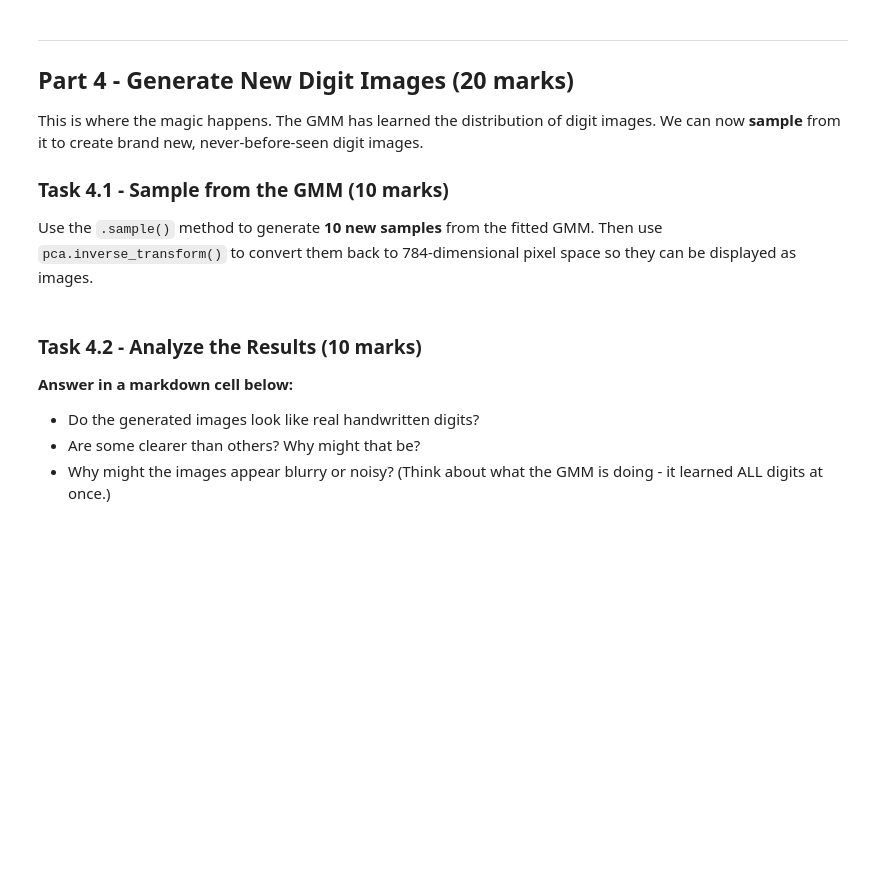
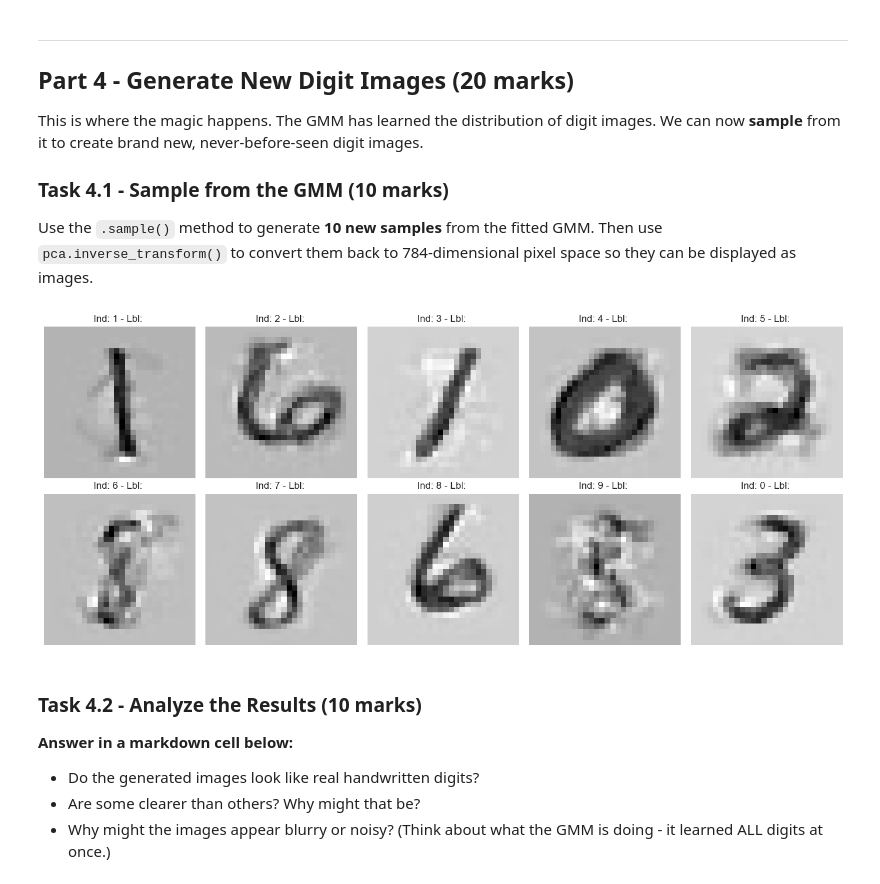
Before and after one commit to 3950-1252-Intro-to-machine-learning/3950-assignment3-smalona1, a Jupyter notebook: gmm_image_generation_assignment.ipynb, the cells around one changed output. Saved outputs shown, nothing was run; the diff lists cells and outputs as text; code cells hidden in the pictures; blank space fills up the shorter version.

```diff
--- a/gmm_image_generation_assignment.ipynb
+++ b/gmm_image_generation_assignment.ipynb
@@ -118,8 +126,8 @@ Apply PCA to `X`, keeping **99% of the variance**. Store the transformed data in
 #       data = pca.fit_transform(X)
 
 # YOUR CODE HERE
-pca = ...
-data = ...
+pca = PCA(0.99, whiten=False)
+data = pca.fit_transform(X)
 
 print("Original shape:", X.shape)
 print("Reduced shape:", data.shape)
@@ -152,7 +164,7 @@ Fit it on the `data` (PCA-transformed). Print whether the model converged.
 #       gmm.fit(data)
 
 # YOUR CODE HERE
-gmm = ...
-
+gmm = GaussianMixture(n_components=300, covariance_type='full', random_state=0)
+gmm.fit(data)
 
 print("Model converged:", gmm.converged_)
@@ -178,20 +192,22 @@ Use the `.sample()` method to generate **10 new samples** from the fitted GMM. T
 # %%
 # TODO: Generate 10 new digit samples from the GMM
 # Step 1: data_new = gmm.sample(10) - this returns a tuple, take the first element [0]
 # Step 2: Use pca.inverse_transform() to get back to pixel space
 # Step 3: Display using showDigits()
 
 # YOUR CODE HERE
-data_new = ...
+data_new = gmm.sample(10)
 data_new = data_new[0]  # sample() returns (samples, labels), we want samples
 
-digits_new = ...  # inverse transform back to pixel space
+digits_new = pca.inverse_transform(data_new)  # inverse transform back to pixel space
 
 # Display the generated digits
 showDigits(digits=digits_new,
            labels=["","","","","","","","","",""],
            indexes=[1,2,3,4,5,6,7,8,9,0],
            size=28, cols=5)
+# %% [output]
+[figure, added]
 # %% [markdown]
 ### Task 4.2 - Analyze the Results (10 marks)
 **Answer in a markdown cell below:**
```
Also changed, not shown: parts of 7 cells of this notebook.
